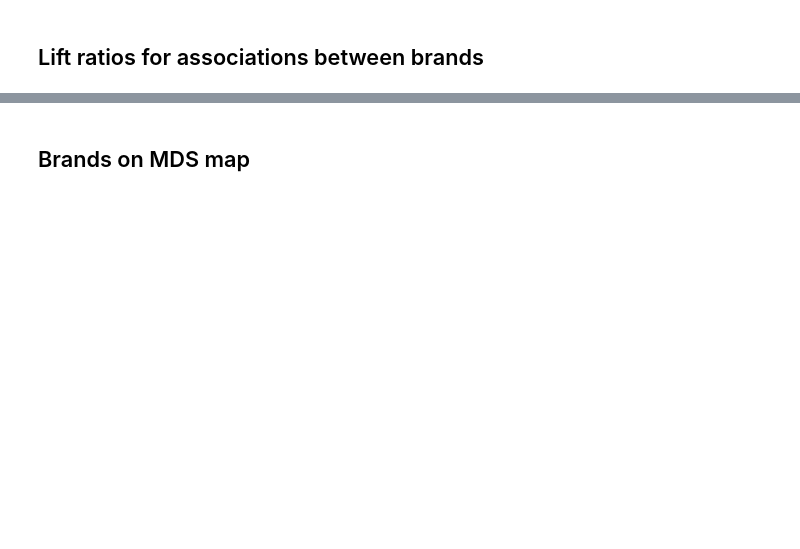
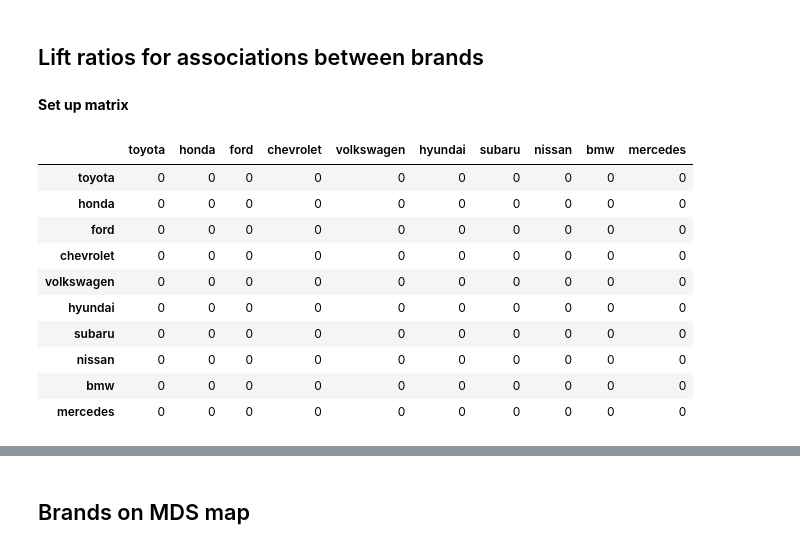
Before and after one commit to rebeccazhang199/Text_Analytics, a Jupyter notebook: Group Assignment.ipynb, the cells around one changed output, grey strips where cells are left out. Drawn from its saved outputs; the diff is of its cells as text; code cells hidden in the pictures; blank space fills up the shorter version.

```diff
--- a/Group Assignment.ipynb
+++ b/Group Assignment.ipynb
@@ -251,3 +251,21 @@ filter_comments.head(15)
 | 15 | bdreggors | June 2000 | yeah, shouldn't he have a gold-pl... | [ yeah, shouldn't he have a gold-... | [yeah, ,, should, n't, he, have, ... | [[buick, nissan, toyota], [centur... | [nissan, buick, toyota] |
 # %% [markdown]
 ## Lift ratios for associations between brands
+# %% [markdown]
+**Set up matrix**
+# %%
+import numpy as np
+brand_matrix = pd.DataFrame(np.zeros((len(top10brand), len(top10brand)), dtype=int), index=top10brand, columns=top10brand)
+brand_matrix
+# %% [output]
+|  | toyota | honda | ford | chevrolet | volkswagen | hyundai | subaru | nissan | bmw | mercedes |
+| toyota | 0 | 0 | 0 | 0 | 0 | 0 | 0 | 0 | 0 | 0 |
+| honda | 0 | 0 | 0 | 0 | 0 | 0 | 0 | 0 | 0 | 0 |
+| ford | 0 | 0 | 0 | 0 | 0 | 0 | 0 | 0 | 0 | 0 |
+| chevrolet | 0 | 0 | 0 | 0 | 0 | 0 | 0 | 0 | 0 | 0 |
+| volkswagen | 0 | 0 | 0 | 0 | 0 | 0 | 0 | 0 | 0 | 0 |
+| hyundai | 0 | 0 | 0 | 0 | 0 | 0 | 0 | 0 | 0 | 0 |
+| subaru | 0 | 0 | 0 | 0 | 0 | 0 | 0 | 0 | 0 | 0 |
+| nissan | 0 | 0 | 0 | 0 | 0 | 0 | 0 | 0 | 0 | 0 |
+| bmw | 0 | 0 | 0 | 0 | 0 | 0 | 0 | 0 | 0 | 0 |
+| mercedes | 0 | 0 | 0 | 0 | 0 | 0 | 0 | 0 | 0 | 0 |
```
Also changed, not shown: parts of 5 cells of this notebook.
